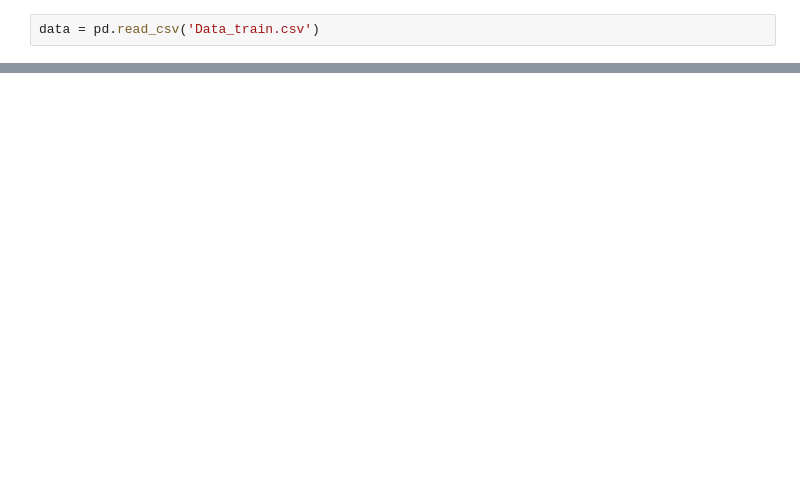
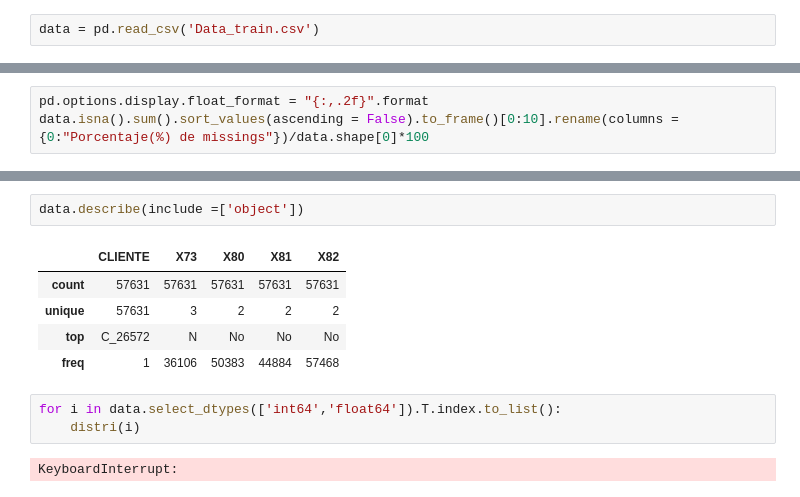
Before and after one commit to jesoto/Data_science_masters_pw, a Jupyter notebook: Data_caso/case.ipynb, the cells around one changed output, grey strips where cells are left out. Drawn from its saved outputs; the diff is of its cells as text; blank space fills up the shorter version.

```diff
--- a/Data_caso/case.ipynb
+++ b/Data_caso/case.ipynb
@@ -137,0 +50,3 @@ ValueError: could not convert string to float: 'C_29324'
+# %%
+pd.options.display.float_format = "{:,.2f}".format
+data.isna().sum().sort_values(ascending = False).to_frame()[0:10].rename(columns = {0:"Porcentaje(%) de missings"})/data.shape[0]*100
@@ -137,0 +152,13 @@ ValueError: could not convert string to float: 'C_29324'
+# %%
+data.describe(include =['object'])
+# %% [output]
+|  | CLIENTE | X73 | X80 | X81 | X82 |
+| count | 57631 | 57631 | 57631 | 57631 | 57631 |
+| unique | 57631 | 3 | 2 | 2 | 2 |
+| top | C_26572 | N | No | No | No |
+| freq | 1 | 36106 | 50383 | 44884 | 57468 |
+# %%
+for i in data.select_dtypes(['int64','float64']).T.index.to_list():
+    distri(i)
+# %% [output]
+KeyboardInterrupt:
```
Also changed, not shown: parts of 35 cells of this notebook.
